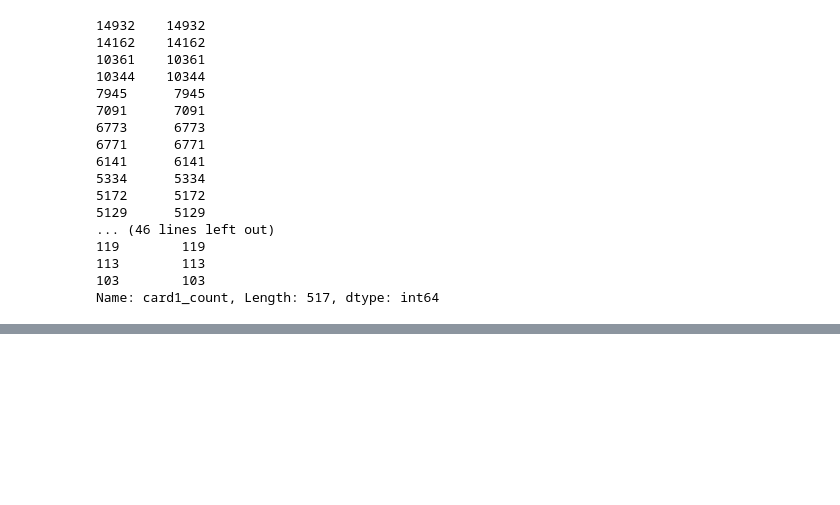
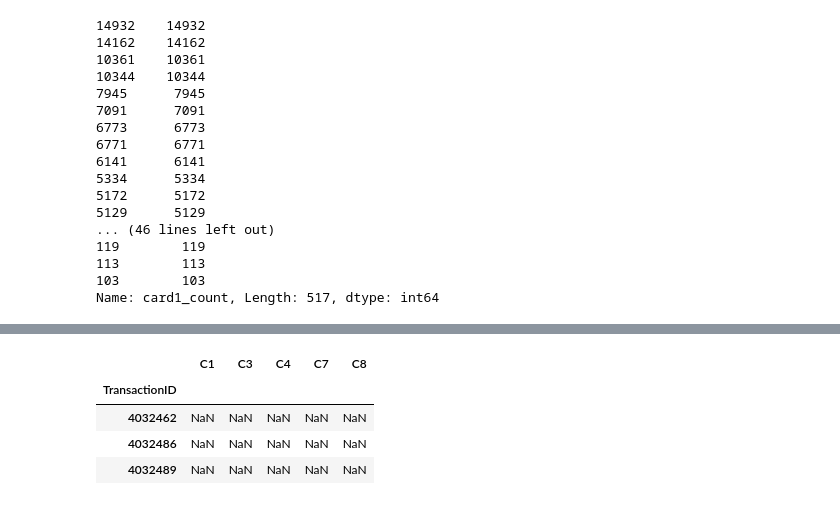
Before and after one commit to alwayswannadie1/fraud, a Jupyter notebook: Thoughts, Ideas, EDA.ipynb, the cells around one changed output, grey strips where cells are left out. Drawn from its saved outputs; the diff is of its cells as text; code cells hidden in the pictures; blank space fills up the shorter version.

```diff
--- a/Thoughts, Ideas, EDA.ipynb
+++ b/Thoughts, Ideas, EDA.ipynb
@@ -259,0 +284,8 @@ Name: card1_count, Length: 517, dtype: int64
+# %%
+test[test.C1.isnull()][['C1','C3', 'C4','C7', 'C8']]
+# %% [output]
+|  | C1 | C3 | C4 | C7 | C8 |
+| TransactionID |  |  |  |  |  |
+| 4032462 | NaN | NaN | NaN | NaN | NaN |
+| 4032486 | NaN | NaN | NaN | NaN | NaN |
+| 4032489 | NaN | NaN | NaN | NaN | NaN |
```
Also changed, not shown: parts of 17 cells of this notebook.
